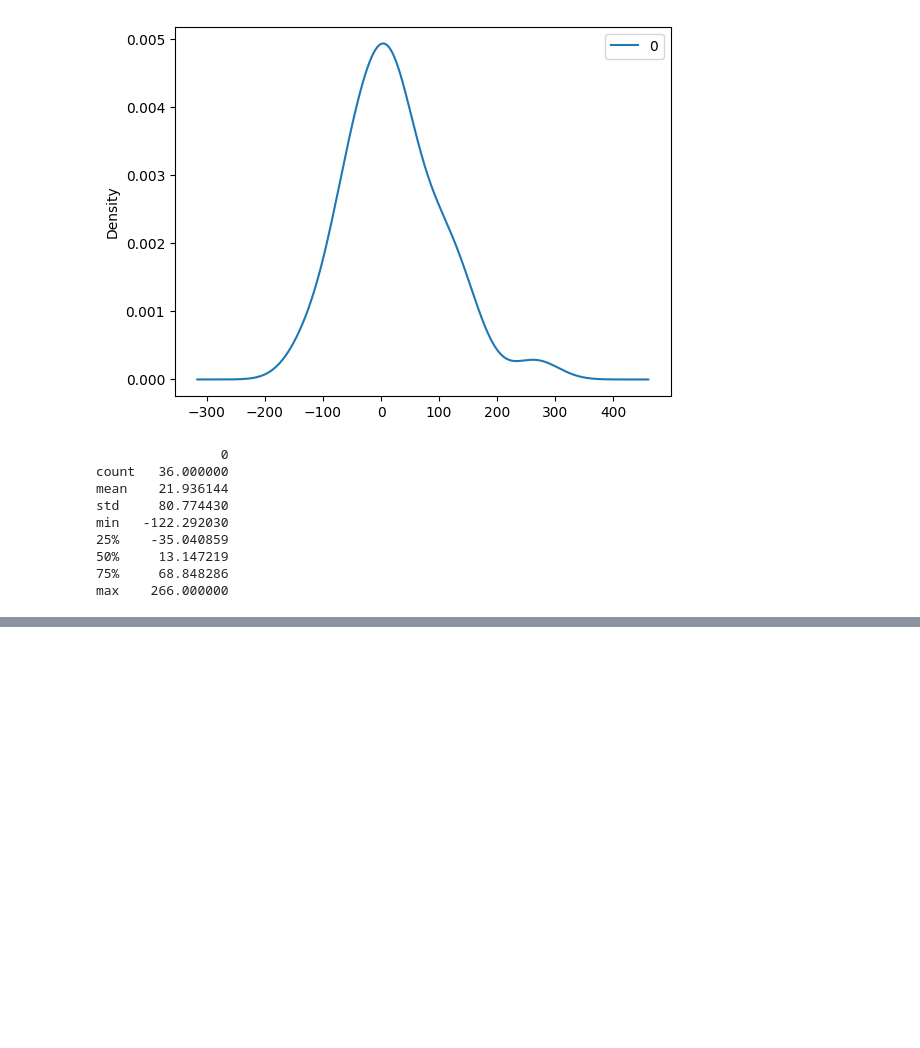
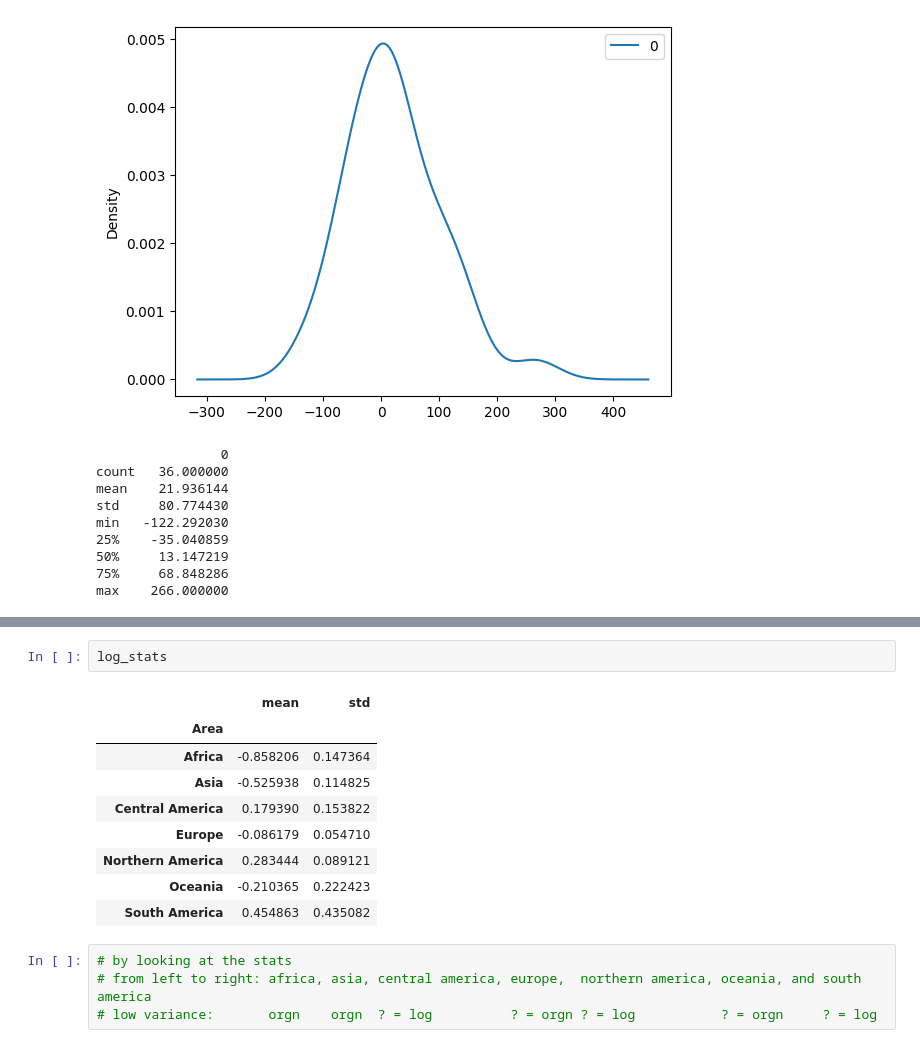
Before and after one commit to TaufiqIslamProtick/pesticide-data-analysis, a Jupyter notebook: source.ipynb, the cells around one changed output, grey strips where cells are left out. Cells and saved outputs as stored; diff of their text form; blank space fills up the shorter version.

```diff
--- a/source.ipynb
+++ b/source.ipynb
@@ -236,0 +288,16 @@ max    266.000000
+# %%
+log_stats
+# %% [output]
+|  | mean | std |
+| Area |  |  |
+| Africa | -0.858206 | 0.147364 |
+| Asia | -0.525938 | 0.114825 |
+| Central America | 0.179390 | 0.153822 |
+| Europe | -0.086179 | 0.054710 |
+| Northern America | 0.283444 | 0.089121 |
+| Oceania | -0.210365 | 0.222423 |
+| South America | 0.454863 | 0.435082 |
+# %%
+# by looking at the stats
+# from left to right: africa, asia, central america, europe,  northern america, oceania, and south america
+# low variance:       orgn    orgn  ? = log          ? = orgn ? = log           ? = orgn     ? = log
```
Also changed, not shown: parts of 8 cells of this notebook.
